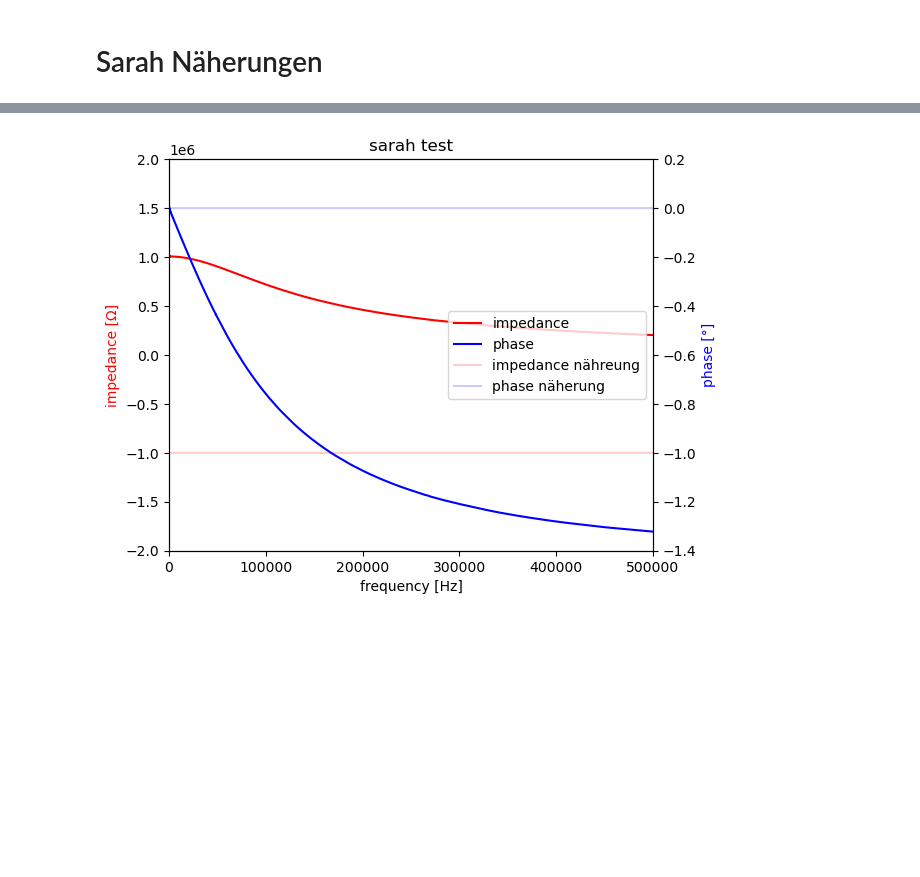
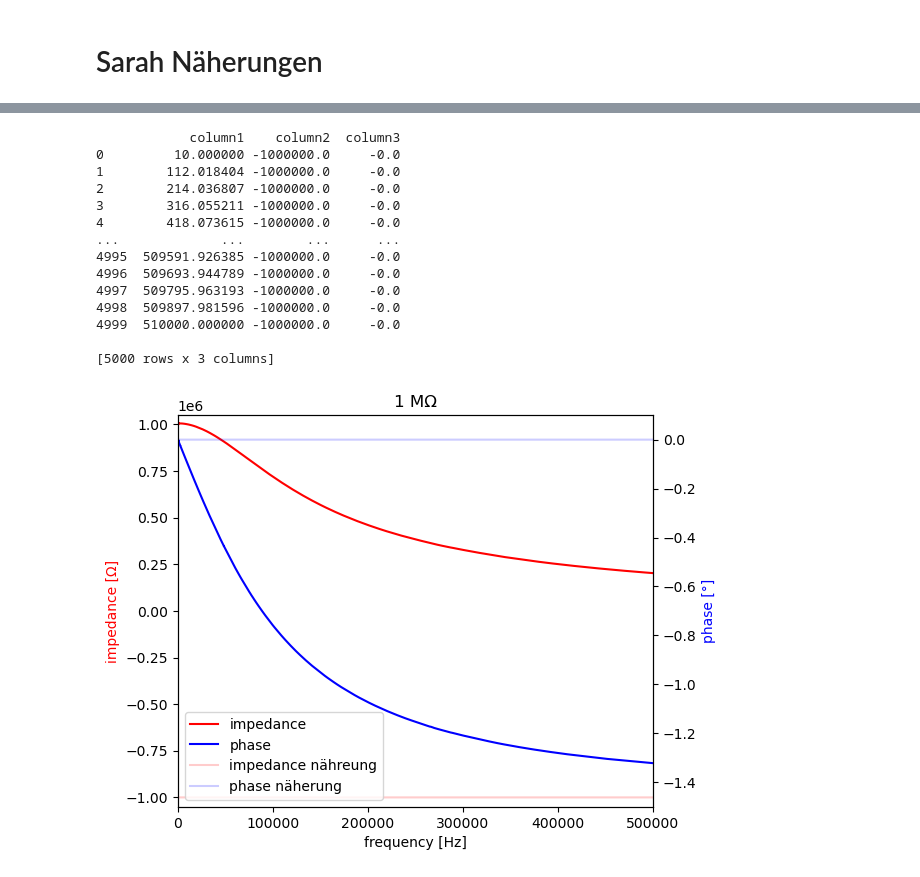
Before and after one commit to gravity225/impedanz, a Jupyter notebook: impedanz.ipynb, the cells around one changed output, grey strips where cells are left out. Cells and saved outputs as stored; diff of their text form; code cells hidden in the pictures; blank space fills up the shorter version.

Commit message:
blueprint für sarah plots

```diff
--- a/impedanz.ipynb
+++ b/impedanz.ipynb
@@ -245,19 +245,20 @@ plot_with_two_axes(five_data2, five_data1, five_data3, x1,y1,y2, "audio", "five_
 # %%
 # replace first line with more meaningful stuff
 
-# Path to the file
-file_path = 'R_1MR.txt'
+def change_first_line_sarah(filename):
+    # Path to the file
+    file_path = filename
 
-# Read the file
-with open(file_path, 'r') as file:
-    lines = file.readlines()
+    # Read the file
+    with open(file_path, 'r') as file:
+        lines = file.readlines()
 
-# Replace the first line
-lines[0] = 'frequency impedance phase\n'
+    # Replace the first line
+    lines[0] = 'frequency impedance phase\n'
 
-# Write the modified lines back to the file
-with open(file_path, 'w') as file:
-    file.writelines(lines)
+    # Write the modified lines back to the file
+    with open(file_path, 'w') as file:
+        file.writelines(lines)
 # %%
 # load sarah data
 
@@ -384,9 +370,31 @@ def zwei_plots(data_x,data_y_one, data_y_one_schlange, data_y_two, data_y_two_sc
     fnts =  filename_to_save + ".pdf"
     plt.savefig(fnts)
     plt.show()
-
-
-
-zwei_plots(two_data2, two_data1,data_1, two_data3, data_2, x1,y1,y2, "sarah test", "lol", xmin=0, xmax=500000, ymin1=-2e6, ymax1=2e6, ymin2=-1.4, ymax2=0.2)
-# %% [output]
-[figure, removed]
+# %%
+# Näherung 1 MOhm
+
+change_first_line_sarah("R_1MR.txt")
+sarah_1000000 = read_sarah_file("R_1MR.txt")
+
+sarah_1000000_y1 = sarah_1000000.column2
+sarah_1000000_y2 = sarah_1000000.column3
+print(sarah_1000000)
+
+zwei_plots(two_data2, two_data1, sarah_1000000_y1, two_data3, sarah_1000000_y2, x1,y1,y2, "1 MΩ", "zero", xmin=0, xmax=500000, ymin1=-1050000, ymax1=1050000, ymin2=-1.5, ymax2=0.1)
+                                                                                                                  #xmax=500000, ymin1=0, ymax1=1050000, ymin2=-1.5, ymax2=0.1##
+# %% [output]
+            column1    column2  column3
+0         10.000000 -1000000.0     -0.0
+1        112.018404 -1000000.0     -0.0
+2        214.036807 -1000000.0     -0.0
+3        316.055211 -1000000.0     -0.0
+4        418.073615 -1000000.0     -0.0
+...             ...        ...      ...
+4995  509591.926385 -1000000.0     -0.0
+4996  509693.944789 -1000000.0     -0.0
+4997  509795.963193 -1000000.0     -0.0
+4998  509897.981596 -1000000.0     -0.0
+4999  510000.000000 -1000000.0     -0.0
+
+[5000 rows x 3 columns]
+[figure, added]
```
Also changed, not shown: parts of 2 cells of this notebook, 12 other files.
